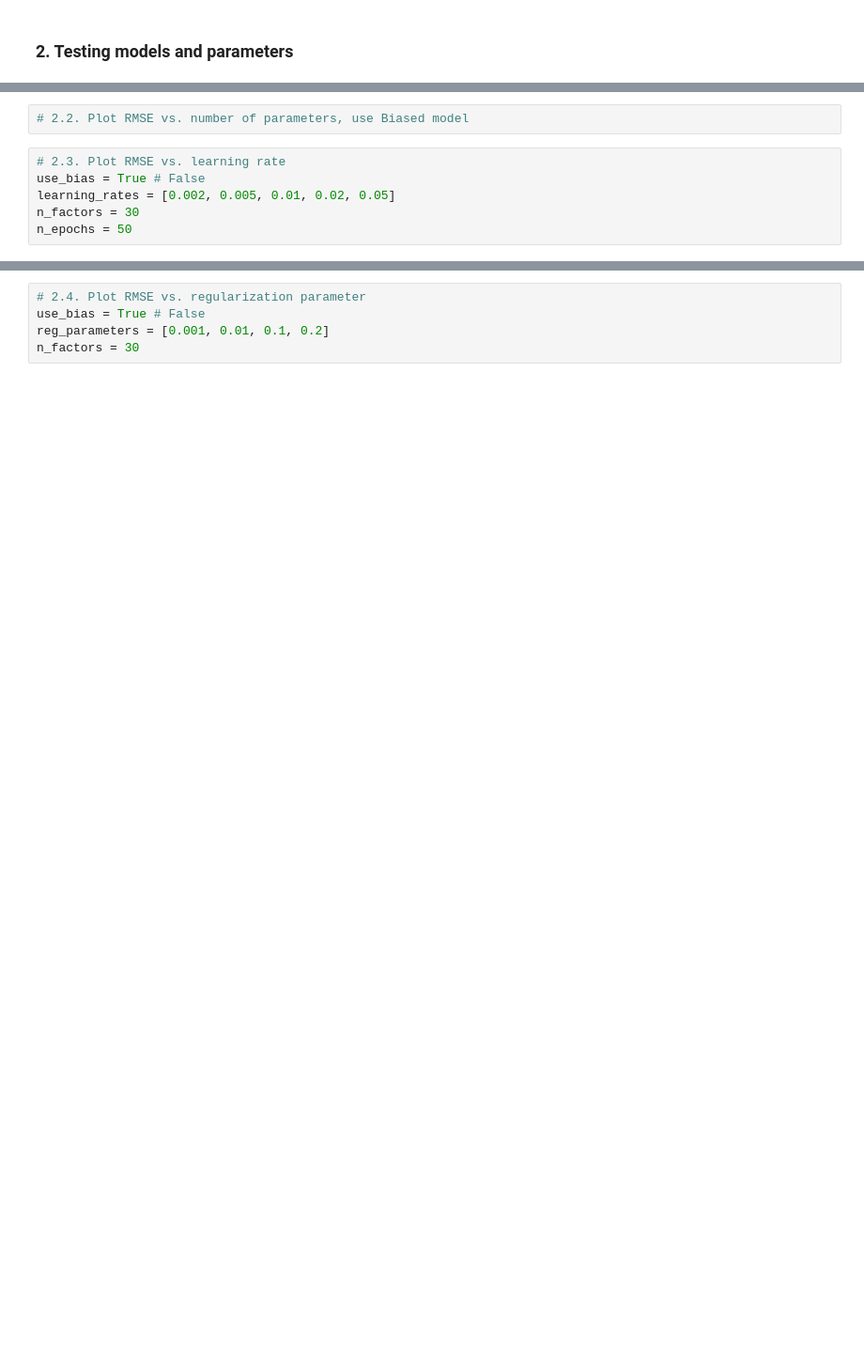
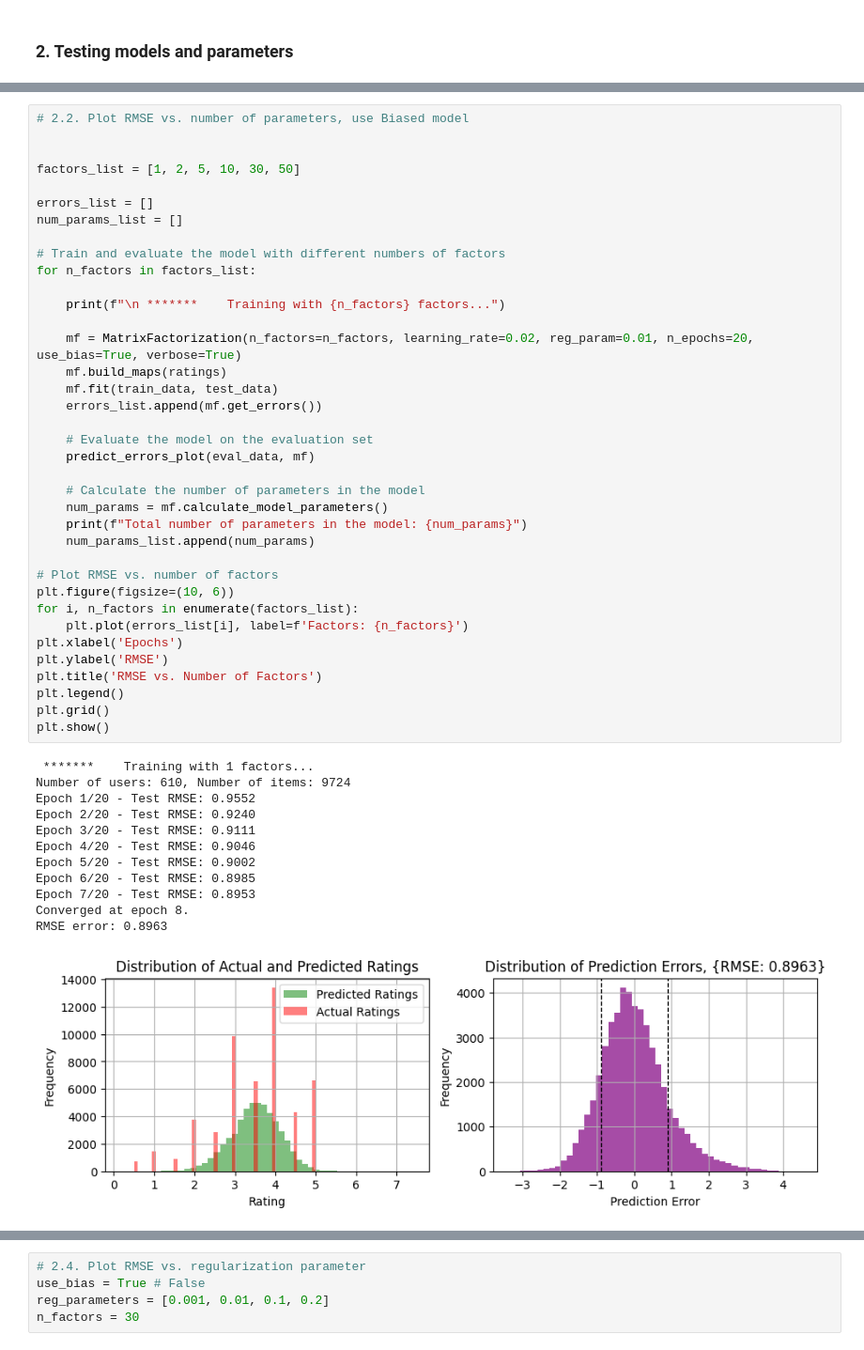
Before and after one commit to jzaletelj/OTK25, a Jupyter notebook: Lab_04/solutions/2026-07_MF_03a_S.ipynb, the cells around one changed output, grey strips where cells are left out. Shown at 94% size. Drawn from its saved outputs; the diff is of its cells as text; blank space fills up the shorter version.

```diff
--- a/Lab_04/solutions/2026-07_MF_03a_S.ipynb
+++ b/Lab_04/solutions/2026-07_MF_03a_S.ipynb
@@ -469,8 +589,50 @@ KeyboardInterrupt:
-# %%
-# 2.2. Plot RMSE vs. number of parameters, use Biased model
-# %%
-# 2.3. Plot RMSE vs. learning rate
-use_bias = True # False
-learning_rates = [0.002, 0.005, 0.01, 0.02, 0.05]
-n_factors = 30
-n_epochs = 50
+# %%
+# 2.2. Plot RMSE vs. number of parameters, use Biased model
+
+
+factors_list = [1, 2, 5, 10, 30, 50]
+
+errors_list = []
+num_params_list = []
+
+# Train and evaluate the model with different numbers of factors
+for n_factors in factors_list:
+
+    print(f"\n *******    Training with {n_factors} factors...")
+
+    mf = MatrixFactorization(n_factors=n_factors, learning_rate=0.02, reg_param=0.01, n_epochs=20, use_bias=True, verbose=True)
+    mf.build_maps(ratings)
+    mf.fit(train_data, test_data)
+    errors_list.append(mf.get_errors())
+
+    # Evaluate the model on the evaluation set
+    predict_errors_plot(eval_data, mf)
+
+    # Calculate the number of parameters in the model
+    num_params = mf.calculate_model_parameters()
+    print(f"Total number of parameters in the model: {num_params}")
+    num_params_list.append(num_params)
+
+# Plot RMSE vs. number of factors
+plt.figure(figsize=(10, 6))
+for i, n_factors in enumerate(factors_list):
+    plt.plot(errors_list[i], label=f'Factors: {n_factors}')
+plt.xlabel('Epochs')
+plt.ylabel('RMSE')
+plt.title('RMSE vs. Number of Factors')
+plt.legend()
+plt.grid()
+plt.show()
+# %% [output]
+ *******    Training with 1 factors...
+Number of users: 610, Number of items: 9724
+Epoch 1/20 - Test RMSE: 0.9552
+Epoch 2/20 - Test RMSE: 0.9240
+Epoch 3/20 - Test RMSE: 0.9111
+Epoch 4/20 - Test RMSE: 0.9046
+Epoch 5/20 - Test RMSE: 0.9002
+Epoch 6/20 - Test RMSE: 0.8985
+Epoch 7/20 - Test RMSE: 0.8953
+Converged at epoch 8.
+RMSE error: 0.8963
+[figure, added]
```
Also changed, not shown: parts of 11 cells of this notebook, 3 other files.
